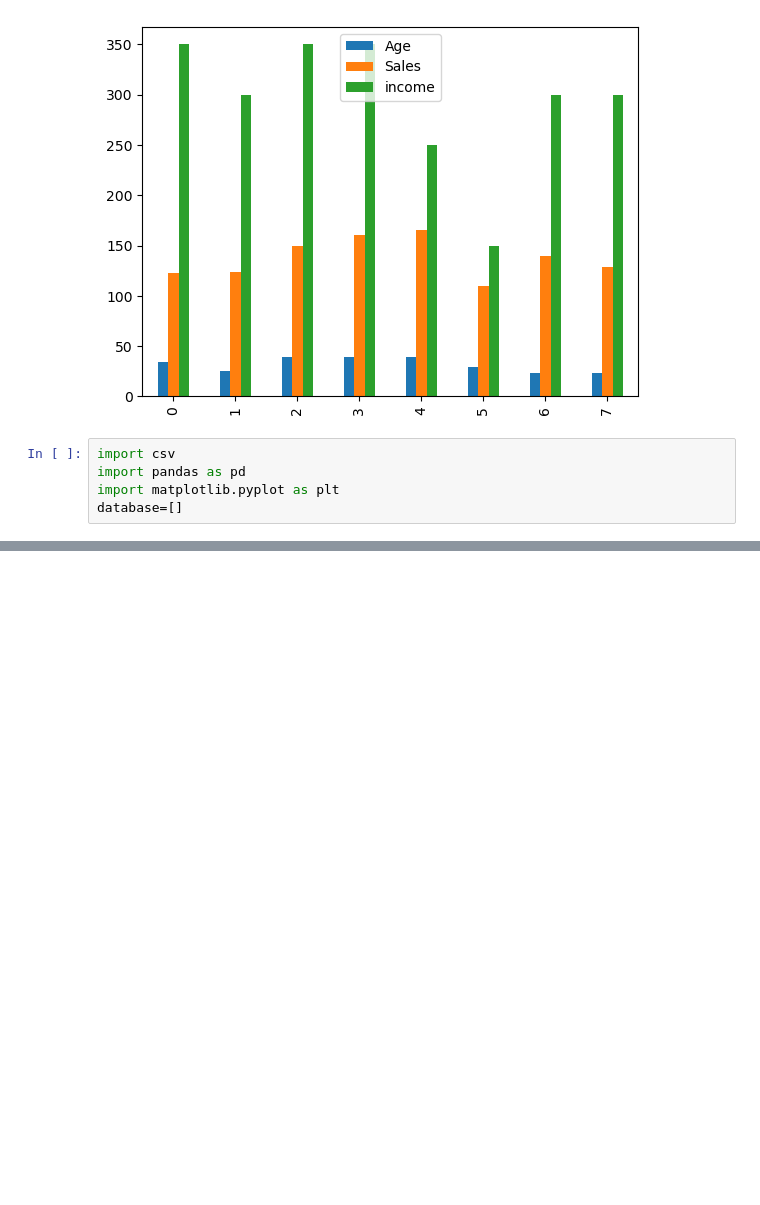
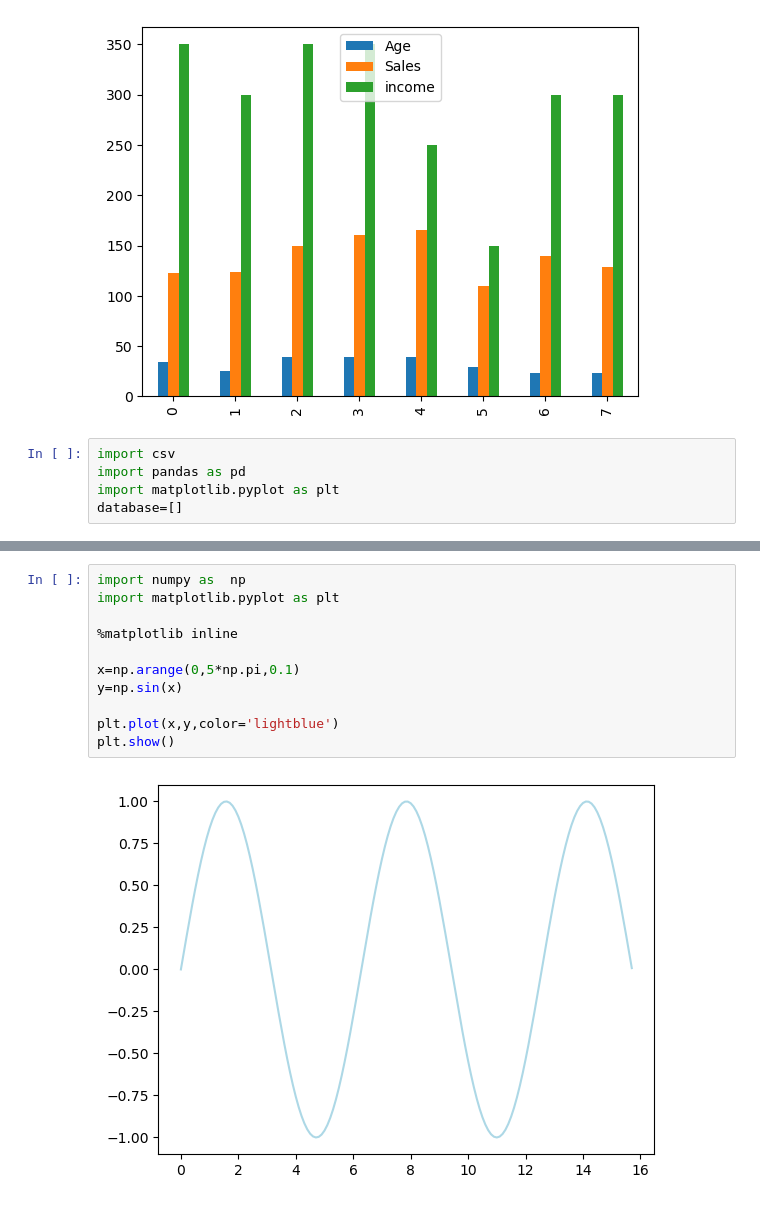
Before and after one commit to SupriyaMKshirasagar/python_programs, a Jupyter notebook: programs/Module3.ipynb, the cells around one changed output, grey strips where cells are left out. Cells and saved outputs as stored; diff of their text form; blank space fills up the shorter version.

```diff
--- a/programs/Module3.ipynb
+++ b/programs/Module3.ipynb
@@ -63,0 +112,13 @@ database=[]
+# %%
+import numpy as  np
+import matplotlib.pyplot as plt
+
+%matplotlib inline
+
+x=np.arange(0,5*np.pi,0.1)
+y=np.sin(x)
+
+plt.plot(x,y,color='lightblue')
+plt.show()
+# %% [output]
+[figure, added]
```
Also changed, not shown: parts of 8 cells of this notebook, 4 other files.
